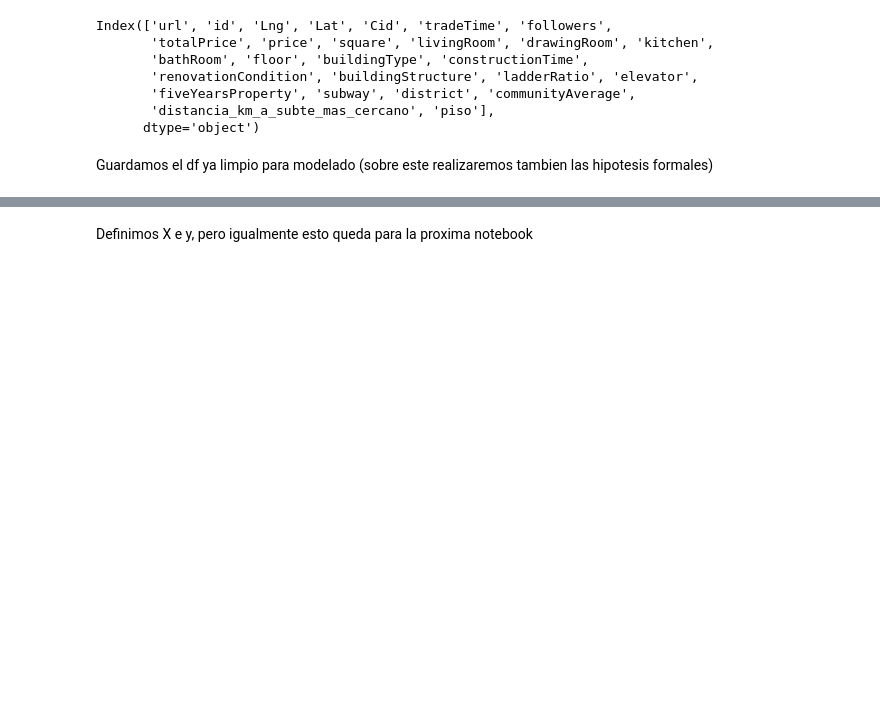
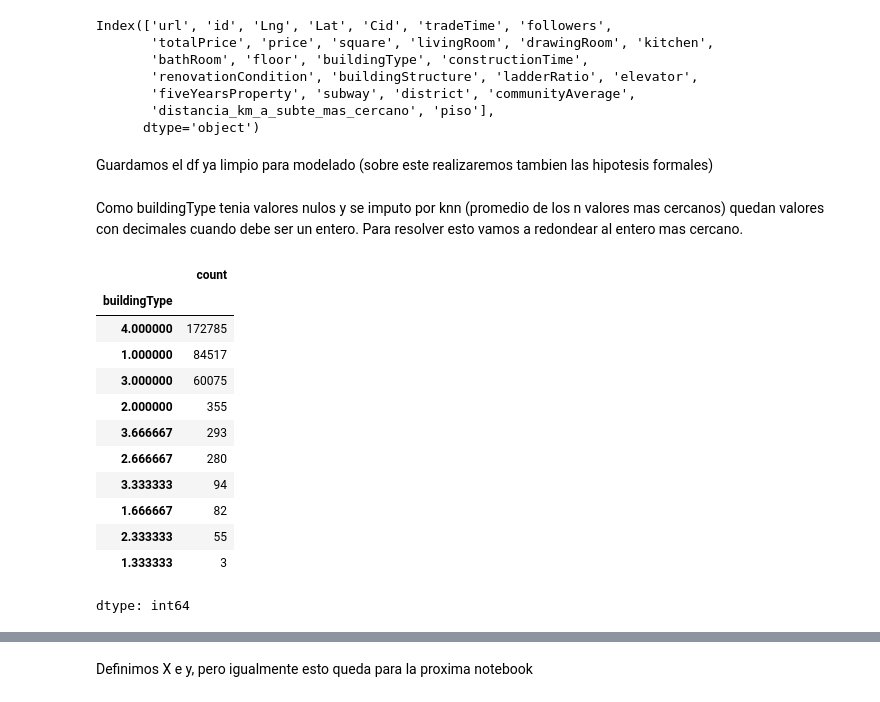
Before and after one commit to ichiP245/TP-Anal-tica-Descriptiva, a Jupyter notebook: notebooks/TP_Descriptiva.ipynb, the cells around one changed output, grey strips where cells are left out. Drawn from its saved outputs; the diff is of its cells as text; code cells hidden in the pictures; blank space fills up the shorter version.

Commit message:
Agregue que buildingType se redondee

```diff
--- a/notebooks/TP_Descriptiva.ipynb
+++ b/notebooks/TP_Descriptiva.ipynb
@@ -1515,3 +1513,21 @@ Index(['url', 'id', 'Lng', 'Lat', 'Cid', 'tradeTime', 'followers',
 df['piso'] = df['piso'].astype('int64')
 # %% [markdown]
 Guardamos el df ya limpio para modelado (sobre este realizaremos tambien las hipotesis formales)
+# %% [markdown]
+Como buildingType tenia valores nulos y se imputo por knn (promedio de los n valores mas cercanos) quedan valores con decimales cuando debe ser un entero. Para resolver esto vamos a redondear al entero mas cercano.
+# %%
+df['buildingType'].value_counts()
+# %% [output]
+|  | count |
+| buildingType |  |
+| 4.000000 | 172785 |
+| 1.000000 | 84517 |
+| 3.000000 | 60075 |
+| 2.000000 | 355 |
+| 3.666667 | 293 |
+| 2.666667 | 280 |
+| 3.333333 | 94 |
+| 1.666667 | 82 |
+| 2.333333 | 55 |
+| 1.333333 | 3 |
+dtype: int64
```
Also changed, not shown: parts of 9 cells of this notebook.
